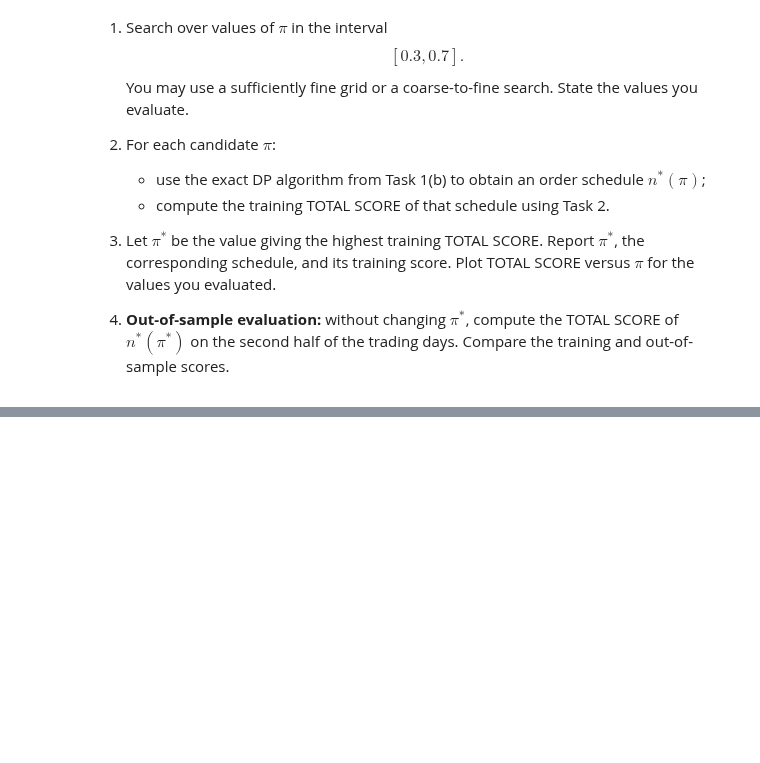
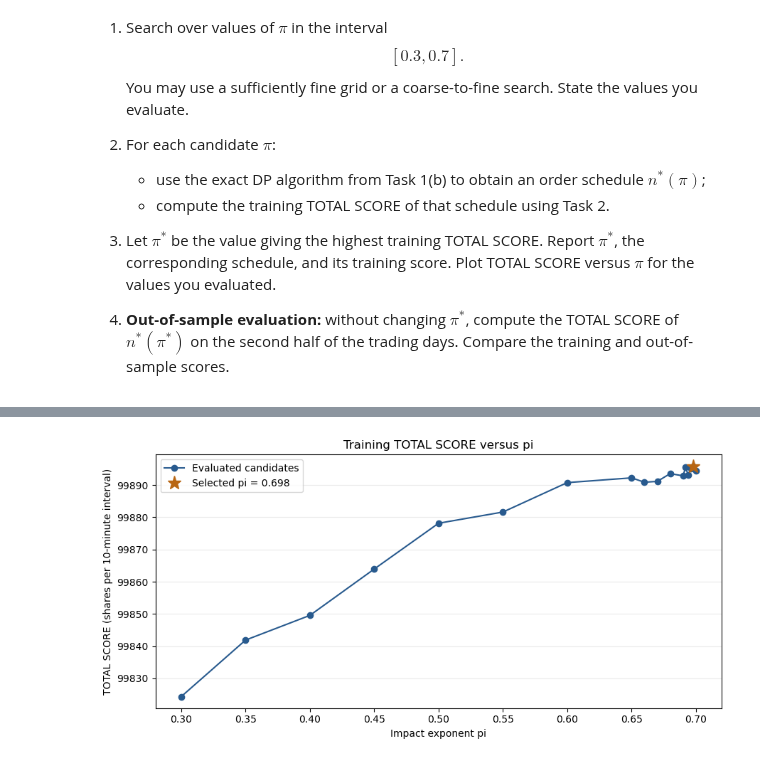
Before and after one commit to oliviahuang321/ApplicationsFE1, a Jupyter notebook: Project_1_file.ipynb, the cells around one changed output, grey strips where cells are left out. Drawn from its saved outputs; the diff is of its cells as text; code cells hidden in the pictures; blank space fills up the shorter version.

```diff
--- a/Project_1_file.ipynb
+++ b/Project_1_file.ipynb
@@ -236,0 +1040,18 @@ You may use a sufficiently fine grid or a coarse-to-fine search. State the value
+# %%
+#use the fixed values: N = 100,000, T = 10, alpha = 0.001
+p3_N, p3_T, p3_alpha = 100_000, 10, 0.001
+#use the training intervals already prepared in Task 2
+p3_train = intervals
+#use Task 2's scoring function
+#interval score = sum(min(n_i, V[j, i])) over the 10 minutes
+#TOTAL SCORE = sum(interval scores) / K, where K is the number of intervals
+p3_total_score = total_score
+#check that each row has 10 minute volumes
+assert p3_train.ndim == 2 and p3_train.shape[1] == p3_T
+#check the interval count: K_train = 12 * D_train
+#each morning has 120 / 10 = 12 intervals
+assert len(p3_train) == 12 * len(train_days)
+#check for missing, infinite, or negative volumes
+assert np.isfinite(p3_train).all() and (p3_train >= 0).all()
+#print the number of training intervals
+print("Connected Task 2 training intervals:", len(p3_train))
@@ -236,0 +1306,23 @@ You may use a sufficiently fine grid or a coarse-to-fine search. State the value
+# %%
+#make the training score plot
+plt.figure(figsize=(9, 4.5))
+#plot each evaluated point: (pi, S_train(n_star(pi)))
+plt.plot(p3_results["pi"], p3_results["training_score"], "o-", color="#285A8E", label="Evaluated candidates")
+#mark the selected point: (pi_star, S_train(n_star(pi_star)))
+plt.plot(p3_best_pi, p3_best_score, "*", color="#B86613", markersize=14, label=f"Selected pi = {p3_best_pi:.3f}")
+#label the pi values
+plt.xlabel("Impact exponent pi")
+#label the scores and units
+plt.ylabel("TOTAL SCORE (shares per 10-minute interval)")
+#add the plot title
+plt.title("Training TOTAL SCORE versus pi")
+#compare nearby score values
+plt.grid(axis="y", alpha=0.25)
+#show what the line and star represent
+plt.legend()
+#leave enough room for the labels
+plt.tight_layout()
+#display the plot
+plt.show()
+# %% [output]
+[figure, added]
```
Also changed, not shown: parts of 45 cells of this notebook.
